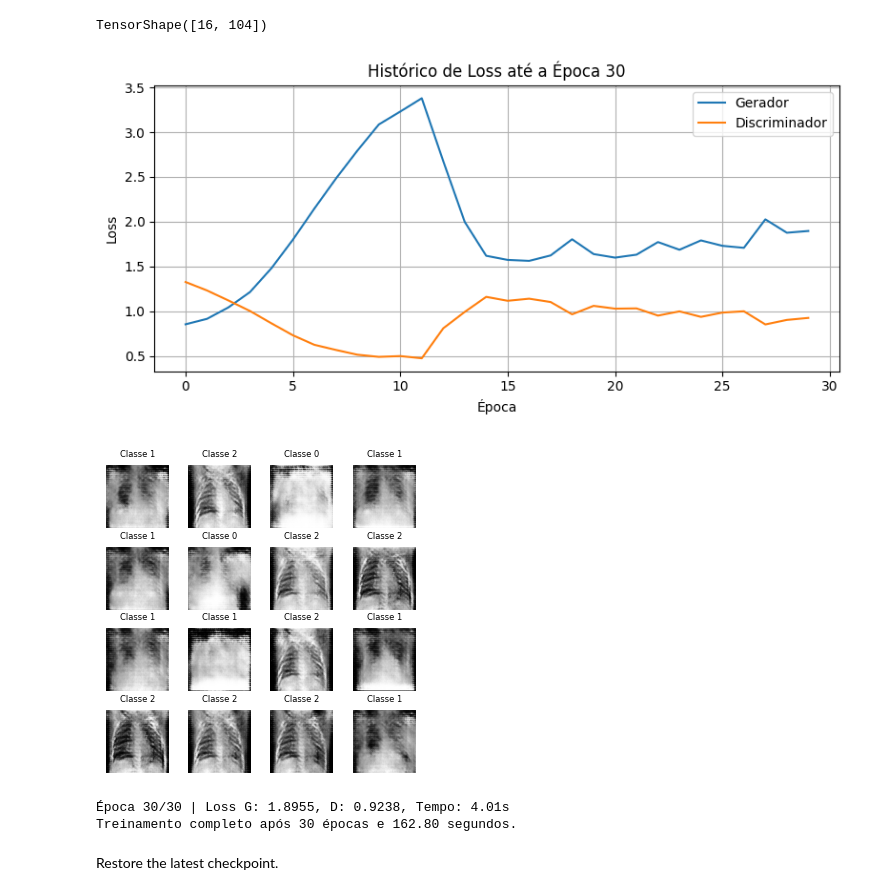
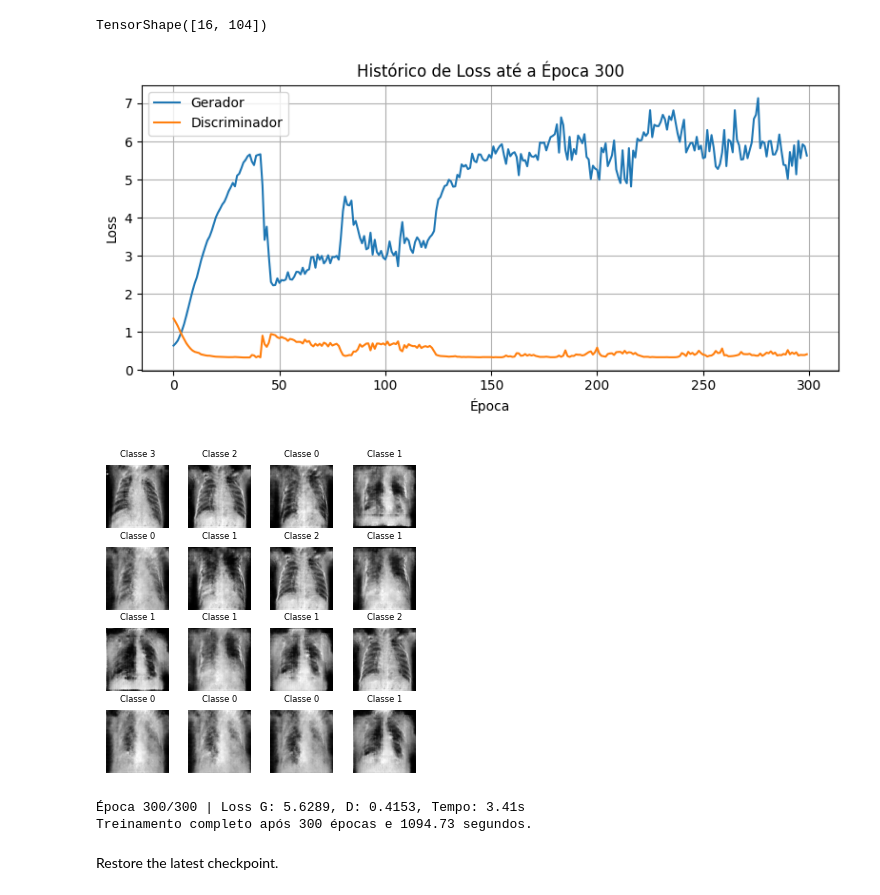
Before and after one commit to Birunda3000/gan-medical-image, a Jupyter notebook: gan_pickle.ipynb, the cells around one changed output. Saved outputs shown, nothing was run; the diff lists cells and outputs as text; code cells hidden in the pictures.

```diff
--- a/gan_pickle.ipynb
+++ b/gan_pickle.ipynb
@@ -50,14 +45,20 @@ Your kernel may have been built without NUMA support.
 data_path = "/tf/data_project/image/covid/pickle/covid19-radiography-pickle.pickle"
 #data_path = "/tf/data_project/image/mnist/pickle/mnist_train-pickle.pickle"
 
-out_path = "/tf/data_project/image/covid"
+out_path = "/tf/data_project/image/covid/experiments"
 #out_path = "/tf/data_project/image/mnist"
+
+datetime = time.strftime("%d-%m-%Y_%H-%M-%S")
+out_path = os.path.join(out_path, datetime)
+os.makedirs(out_path, exist_ok=True)
+print(f'Saved in: {out_path}')
+
 
 train_image_out_path = out_path + "/train_generated_images"
 
-model_save_path = out_path + '/models/generation_models'
+model_save_path = out_path + '/models'
 
-checkpoint_dir = out_path + '/models/checkpoints'
+checkpoint_dir = out_path + '/checkpoints'
 
 log_dir = out_path + '/logs/fit/' + time.strftime("%Y%m%d-%H%M%S")
 
@@ -68,6 +69,6 @@ channels = 1
 BUFFER_SIZE = 5545 # 60000 for mnist, 5545 for covid
 BATCH_SIZE = 64
 
-EPOCHS = 30
+EPOCHS = 300
 noise_dim = 100
 num_examples_to_generate = 16
@@ -283,19 +293,21 @@ def train(dataset, epochs, file_writer):
 
         print(f'Época {epoch + 1}/{epochs} | Loss G: {avg_gen_loss.numpy():.4f}, D: {avg_disc_loss.numpy():.4f}, Tempo: {time.time() - start_epoch_time:.2f}s')
 
-        if (epoch + 1) % 15 == 0:
+        if (epoch + 1) % 5 == 0:
             checkpoint.save(file_prefix=checkpoint_prefix)
 
     print(f'Treinamento completo após {epochs} épocas e {time.time() - start_training_time:.2f} segundos.')
+
+    return f'generator_epoch-{epoch+1}_gloss-{avg_gen_loss:.2f}_dloss-{avg_disc_loss:.2f}__{time.strftime("%d-%m-%Y_%H-%M-%S")}'
 # %%
 file_writer = tf.summary.create_file_writer(log_dir)
 # %%
-train(train_dataset, EPOCHS, file_writer=file_writer)
+model_metrics = train(train_dataset, EPOCHS, file_writer=file_writer)
 # %% [output]
-[figure, old version]
+[figure, new version]
-[figure, old version]
+[figure, new version]
-Época 30/30 | Loss G: 1.8955, D: 0.9238, Tempo: 4.01s
-Treinamento completo após 30 épocas e 162.80 segundos.
+Época 300/300 | Loss G: 5.6289, D: 0.4153, Tempo: 3.41s
+Treinamento completo após 300 épocas e 1094.73 segundos.
 # %% [markdown]
 Restore the latest checkpoint.
 # %%
```
Also changed, not shown: parts of 9 cells of this notebook, 11 other files.
